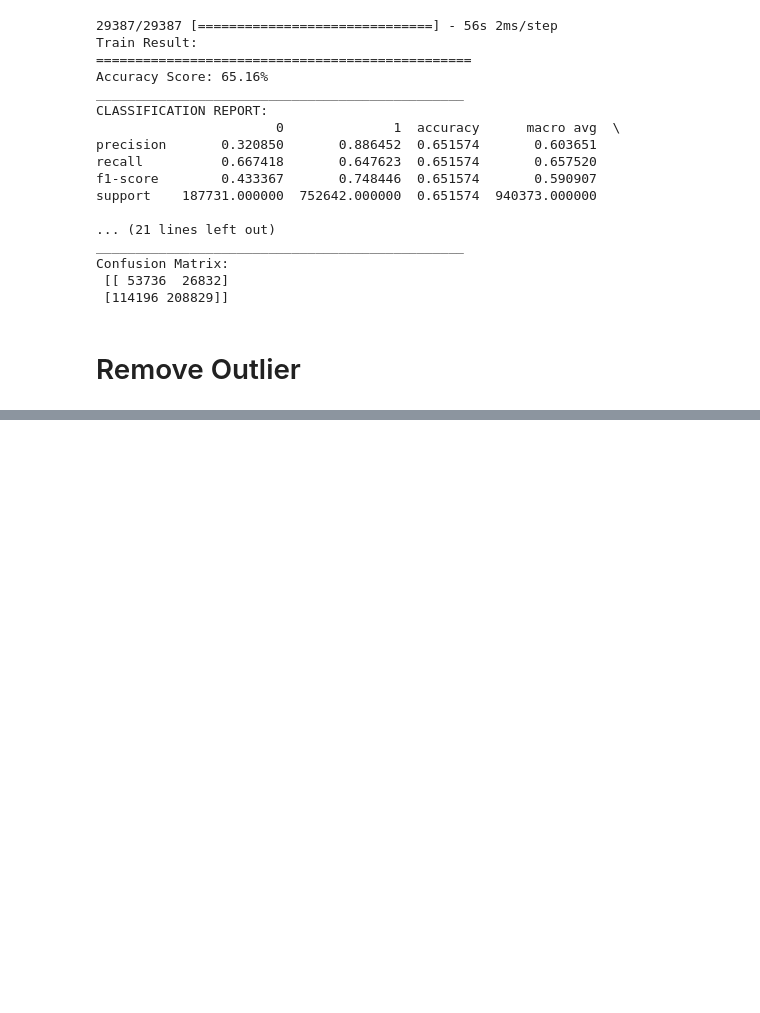
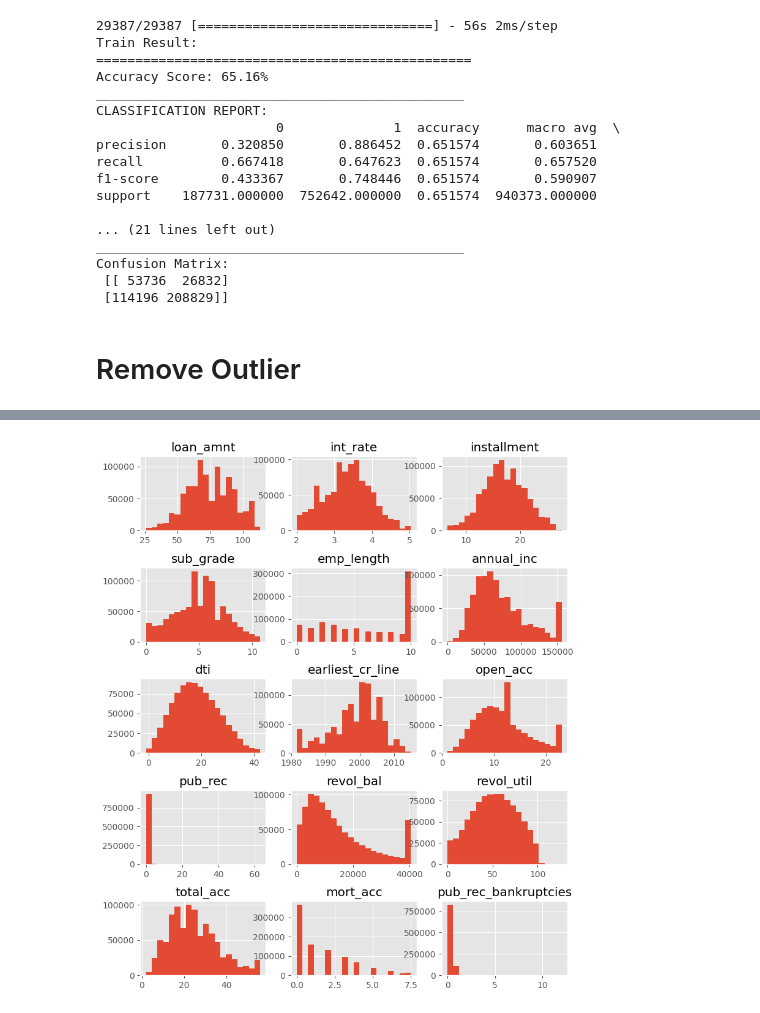
Before and after one commit to bartproo/lendingclub, a Jupyter notebook: Lending Club.ipynb, the cells around one changed output, grey strips where cells are left out. Cells and saved outputs as stored; diff of their text form; code cells hidden in the pictures; blank space fills up the shorter version.

```diff
--- a/Lending Club.ipynb
+++ b/Lending Club.ipynb
@@ -667,0 +707,4 @@ Confusion Matrix:
+# %%
+numerical_plot(X_train, None, chart="hist")
+# %% [output]
+[figure, added]
```
Also changed, not shown: parts of 29 cells of this notebook.
